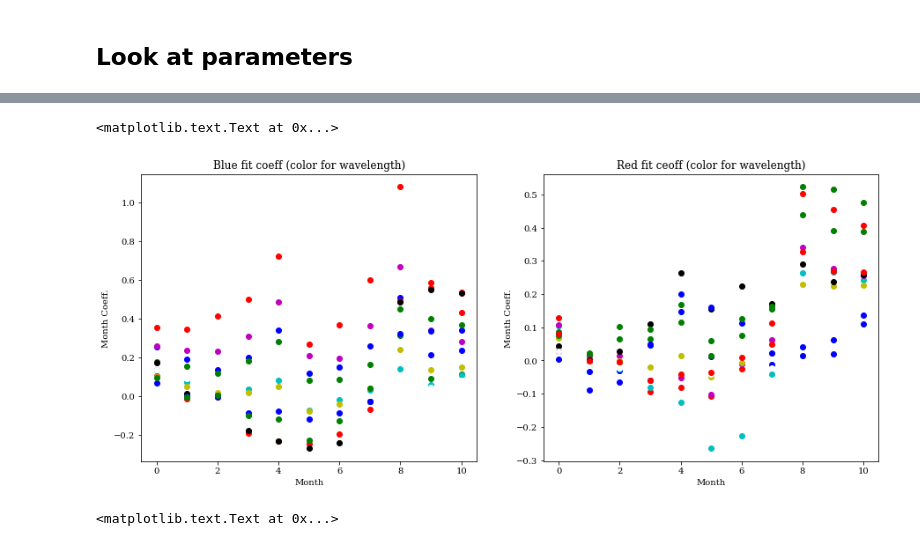
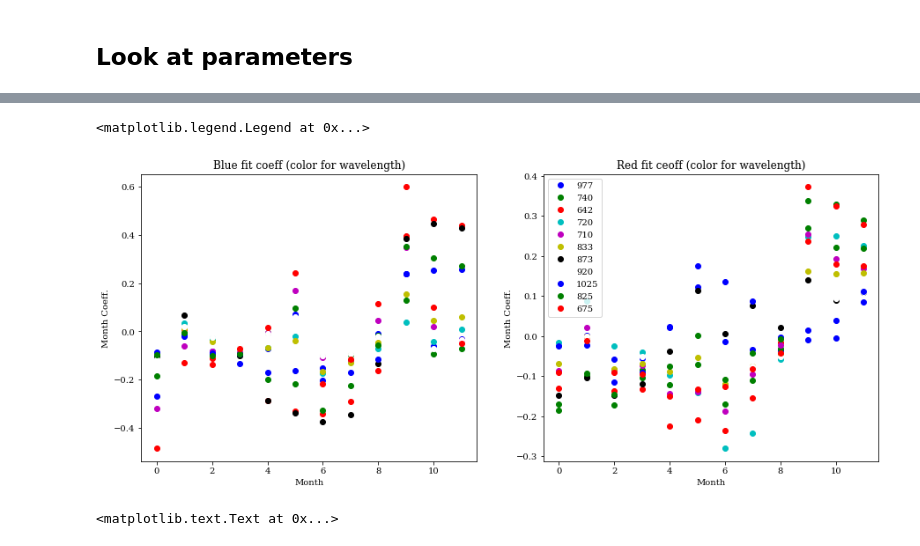
Before and after one commit to parfa30/SkyModelling, a Jupyter notebook: FitBands.ipynb, the cells around one changed output, grey strips where cells are left out. Cells and saved outputs as stored; diff of their text form; code cells hidden in the pictures.

```diff
--- a/FitBands.ipynb
+++ b/FitBands.ipynb
@@ -140,13 +143,17 @@ def run_model(data_table, line, data_name):
     print(results.summary())
     res = Y - model
 
+    rms_y = np.sqrt(np.mean(Y**2))
+    rms_res = np.sqrt(np.mean(res**2))
+
     fig, (ax1, ax2) = plt.subplots(1,2,figsize=(10,4))
     ax1.plot(model, res, 'x')
-    r = ax2.hist(res,bins = 25)
+    r = ax2.hist(res,bins = 25, label = 'data rms/res rms: %.2f' % (rms_y/float(rms_res)))
     fig.suptitle(data_name)
     ax1.set_xlabel("Model")
     ax1.set_ylabel("Residuals (data - model)")
     ax2.set_xlabel("Distribution of residuals")
+    ax2.legend(loc = 'upper right')
     plt.show()
 
     return params
@@ -157,14 +164,17 @@ def test_model(data_table, line, data_name, params):
 
     Y = data_table[data_name]
     res = Y - model
+    rms_y = np.sqrt(np.mean(Y**2))
+    rms_res = np.sqrt(np.mean(res**2))
 
     fig, (ax1, ax2) = plt.subplots(1,2,figsize=(10,4))
     ax1.plot(model, res, 'x')
-    r = ax2.hist(res, bins = 25)
+    r = ax2.hist(res, bins = 25, label = 'data rms/res rms: %.2f' % (rms_y/float(rms_res)))
     fig.suptitle(data_name)
     ax1.set_xlabel("Model")
     ax1.set_ylabel("Residuals (data - model)")
     ax2.set_xlabel("Distribution of residuals")
+    ax2.legend(loc = 'upper right')
     plt.show()
 # %%
 blue_params = {}
@@ -459,0 +470,16 @@ ax2.set_title("Red fit ceoff")
+# %%
+fig, (ax1, ax2) = plt.subplots(1,2,figsize=(15,6))
+for name, params in blue_params.items():
+    blue_lines = lines['b1']
+    wave = blue_lines[name][1]
+    ax1.plot(wave, params.const,'o')
+for name, params in red_params.items():
+    red_lines = lines['r1']
+    wave = red_lines[name][1]
+    ax2.plot(wave, params.const,'o')
+ax1.set_xlabel("Wavelength")
+ax1.set_ylabel("Constant Coeff.")
+ax1.set_title("Blue fit coeff")
+ax2.set_xlabel("Wavelength")
+ax2.set_ylabel("Constant Coeff.")
+ax2.set_title("Red fit ceoff")
@@ -460,40 +489,47 @@ ax2.set_title("Red fit ceoff")
 # %%
 from matplotlib import colors as mcolors
 # %%
-months = ['FEB','MAR','APR','MAY','JUN','JUL','AUG','SEP','OCT','NOV','DEC']
+months = ['JAN','FEB','MAR','APR','MAY','JUN','JUL','AUG','SEP','OCT','NOV','DEC']
 colors = [key for key in mcolors.BASE_COLORS.keys()]
 cb = 0
 cr = 0
 
 fig, (ax1, ax2) = plt.subplots(1,2,figsize=(15,6))
 for name, params in blue_params.items():
     blue_lines = lines['b1']
     wave = blue_lines[name][1]
     for i,month in enumerate(months):
         try:
             ax1.plot(i, params[month],'o',color = colors[cb], label = wave)
         except:
             ax1.plot(i, params[month],'o',color = colors[cb-8], label = wave)
     cb = cb+1
 for name, params in red_params.items():
     red_lines = lines['r1']
     wave = red_lines[name][1]
     for i,month in enumerate(months):
-        try:
-            ax2.plot(i, params[month],'o',color = colors[cr], label = wave)
-        except:
-            ax2.plot(i, params[month],'o',color = colors[cr-8], label = wave)
+        if i == 0:
+            try:
+                ax2.plot(i, params[month],'o',color = colors[cr], label = wave)
+            except:
+                ax2.plot(i, params[month],'o',color = colors[cr-8], label = wave)
+        else:
+            try:
+                ax2.plot(i, params[month],'o',color = colors[cr])
+            except:
+                ax2.plot(i, params[month],'o',color = colors[cr-8])
     cr = cr + 1
 
 ax1.set_xlabel("Month")
 ax1.set_ylabel("Month Coeff.")
 ax1.set_title("Blue fit coeff (color for wavelength)")
 ax2.set_xlabel("Month")
 ax2.set_ylabel("Month Coeff.")
 ax2.set_title("Red fit ceoff (color for wavelength)")
+ax2.legend(loc='upper left')
 # %% [output]
-<matplotlib.text.Text at 0x...>
+<matplotlib.legend.Legend at 0x...>
-[figure, old version]
+[figure, new version]
 # %%
 fig, (ax1, ax2) = plt.subplots(1,2,figsize=(15,6))
 for name, params in blue_params.items():
```
Also changed, not shown: parts of 9 cells of this notebook.
